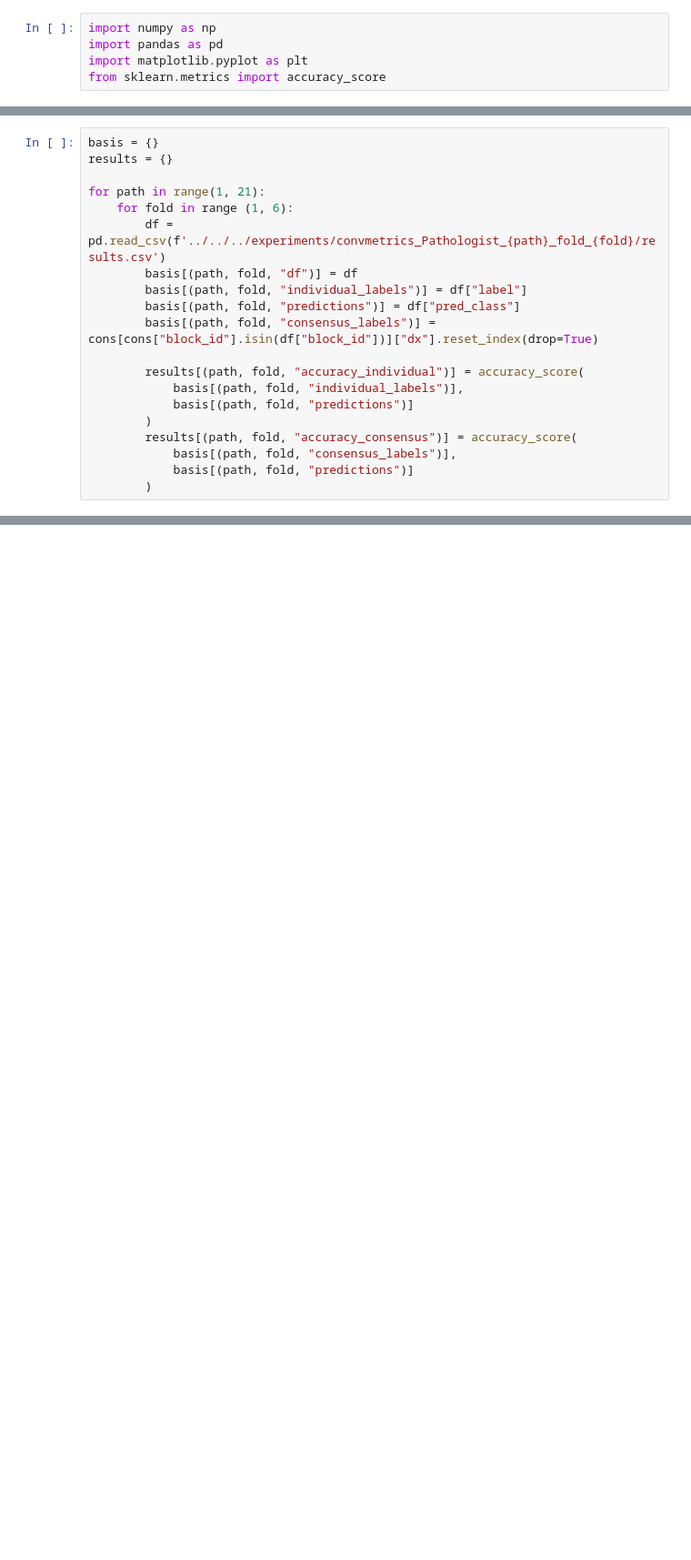
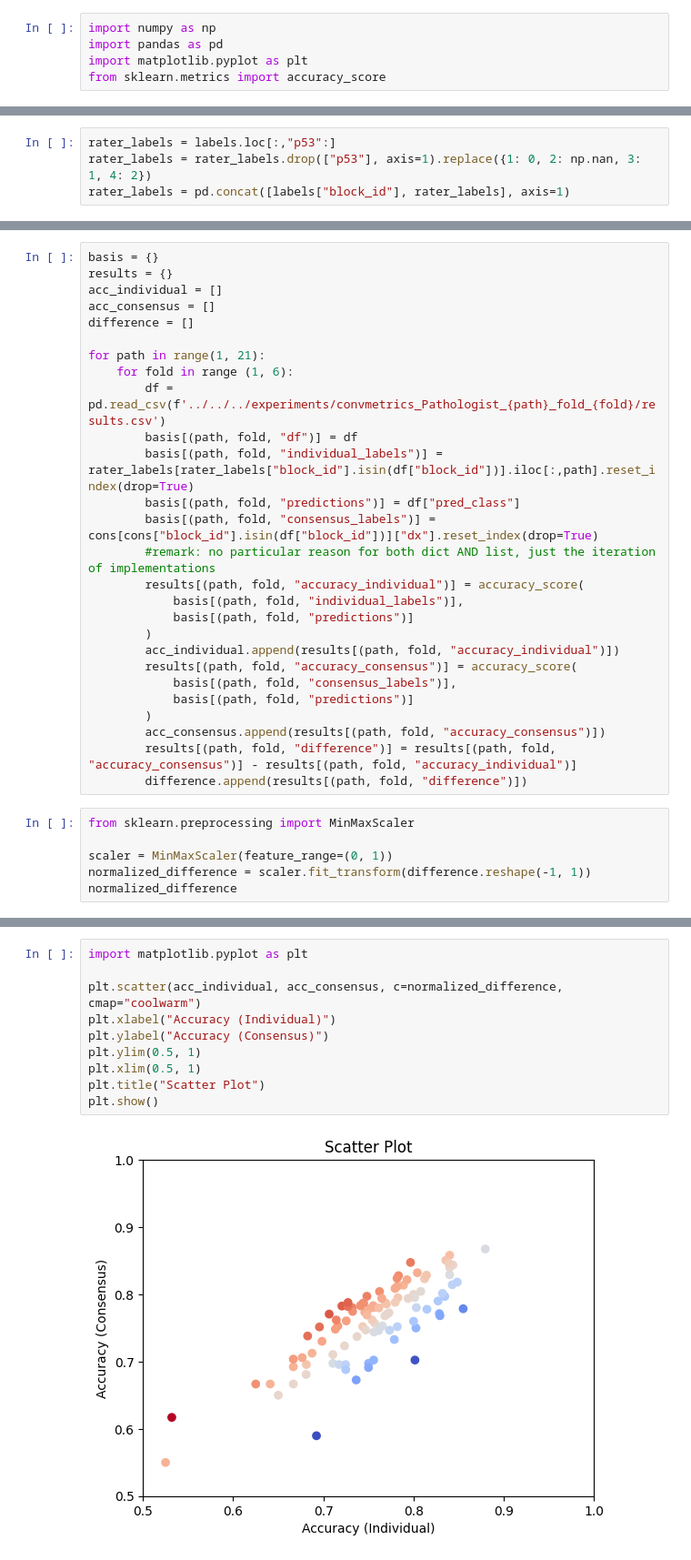
Before and after one commit to jangrove379/WeakBE-Net, a Jupyter notebook: notebooks/self_vs_consensus.ipynb, the cells around one changed output, grey strips where cells are left out. Shown at 91% size. Cells and saved outputs as stored; diff of their text form; blank space fills up the shorter version.

Commit message:
finished analysis of difference between self vs. consensus accuracy

```diff
--- a/notebooks/self_vs_consensus.ipynb
+++ b/notebooks/self_vs_consensus.ipynb
@@ -33,0 +11,4 @@ Name: count, dtype: int64
+# %%
+rater_labels = labels.loc[:,"p53":]
+rater_labels = rater_labels.drop(["p53"], axis=1).replace({1: 0, 2: np.nan, 3: 1, 4: 2})
+rater_labels = pd.concat([labels["block_id"], rater_labels], axis=1)
@@ -34,20 +30,33 @@ Name: count, dtype: int64
 # %%
 basis = {}
 results = {}
+acc_individual = []
+acc_consensus = []
+difference = []
 
 for path in range(1, 21):
     for fold in range (1, 6):
         df = pd.read_csv(f'../../../experiments/convmetrics_Pathologist_{path}_fold_{fold}/results.csv')
         basis[(path, fold, "df")] = df
-        basis[(path, fold, "individual_labels")] = df["label"]
+        basis[(path, fold, "individual_labels")] = rater_labels[rater_labels["block_id"].isin(df["block_id"])].iloc[:,path].reset_index(drop=True)
         basis[(path, fold, "predictions")] = df["pred_class"]
         basis[(path, fold, "consensus_labels")] = cons[cons["block_id"].isin(df["block_id"])]["dx"].reset_index(drop=True)
-
+        #remark: no particular reason for both dict AND list, just the iteration of implementations
         results[(path, fold, "accuracy_individual")] = accuracy_score(
             basis[(path, fold, "individual_labels")],
             basis[(path, fold, "predictions")]
         )
+        acc_individual.append(results[(path, fold, "accuracy_individual")])
         results[(path, fold, "accuracy_consensus")] = accuracy_score(
             basis[(path, fold, "consensus_labels")],
             basis[(path, fold, "predictions")]
         )
+        acc_consensus.append(results[(path, fold, "accuracy_consensus")])
+        results[(path, fold, "difference")] = results[(path, fold, "accuracy_consensus")] - results[(path, fold, "accuracy_individual")]
+        difference.append(results[(path, fold, "difference")])
+# %%
+from sklearn.preprocessing import MinMaxScaler
+
+scaler = MinMaxScaler(feature_range=(0, 1))
+normalized_difference = scaler.fit_transform(difference.reshape(-1, 1))
+normalized_difference
@@ -53,0 +81,12 @@ for path in range(1, 21):
+# %%
+import matplotlib.pyplot as plt
+
+plt.scatter(acc_individual, acc_consensus, c=normalized_difference, cmap="coolwarm")
+plt.xlabel("Accuracy (Individual)")
+plt.ylabel("Accuracy (Consensus)")
+plt.ylim(0.5, 1)
+plt.xlim(0.5, 1)
+plt.title("Scatter Plot")
+plt.show()
+# %% [output]
+[figure, added]
```
Also changed, not shown: parts of 4 cells of this notebook, 2 other files.
